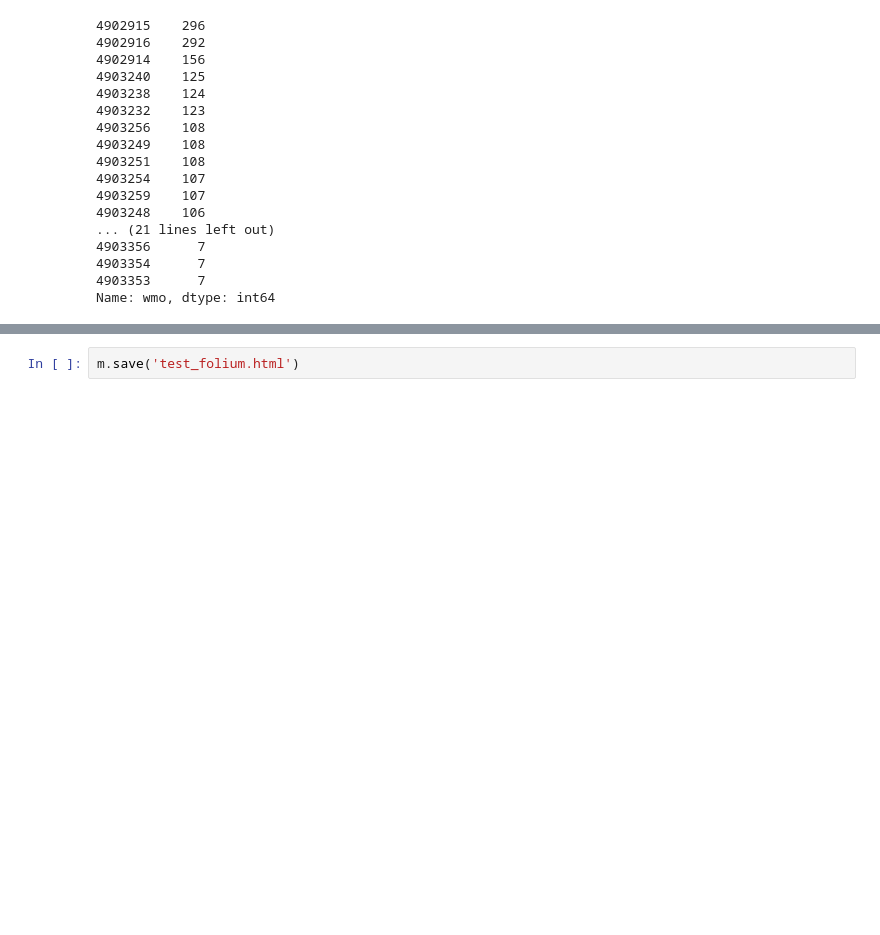
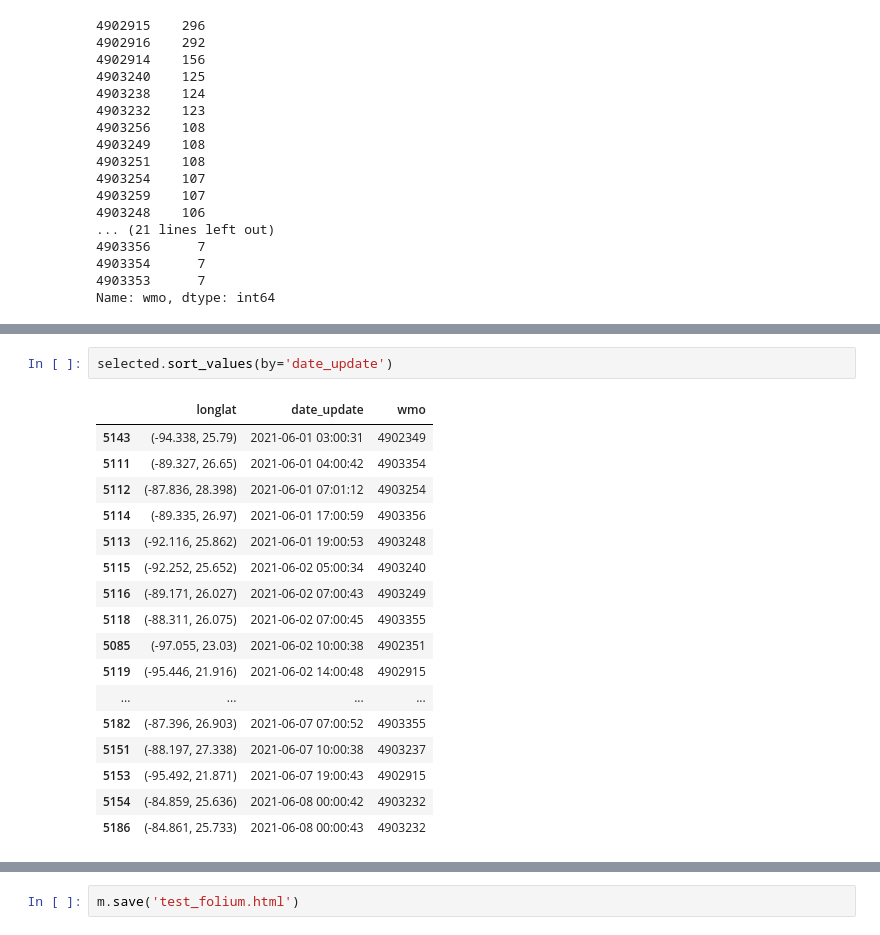
Before and after one commit to nouyang/oceansim, a Jupyter notebook: multiple_buoys.ipynb, the cells around one changed output, grey strips where cells are left out. Drawn from its saved outputs; the diff is of its cells as text; blank space fills up the shorter version.

```diff
--- a/multiple_buoys.ipynb
+++ b/multiple_buoys.ipynb
@@ -111,0 +135,20 @@ selected
+# %%
+selected.sort_values(by='date_update')
+# %% [output]
+|  | longlat | date_update | wmo |
+| 5143 | (-94.338, 25.79) | 2021-06-01 03:00:31 | 4902349 |
+| 5111 | (-89.327, 26.65) | 2021-06-01 04:00:42 | 4903354 |
+| 5112 | (-87.836, 28.398) | 2021-06-01 07:01:12 | 4903254 |
+| 5114 | (-89.335, 26.97) | 2021-06-01 17:00:59 | 4903356 |
+| 5113 | (-92.116, 25.862) | 2021-06-01 19:00:53 | 4903248 |
+| 5115 | (-92.252, 25.652) | 2021-06-02 05:00:34 | 4903240 |
+| 5116 | (-89.171, 26.027) | 2021-06-02 07:00:43 | 4903249 |
+| 5118 | (-88.311, 26.075) | 2021-06-02 07:00:45 | 4903355 |
+| 5085 | (-97.055, 23.03) | 2021-06-02 10:00:38 | 4902351 |
+| 5119 | (-95.446, 21.916) | 2021-06-02 14:00:48 | 4902915 |
+| ... | ... | ... | ... |
+| 5182 | (-87.396, 26.903) | 2021-06-07 07:00:52 | 4903355 |
+| 5151 | (-88.197, 27.338) | 2021-06-07 10:00:38 | 4903237 |
+| 5153 | (-95.492, 21.871) | 2021-06-07 19:00:43 | 4902915 |
+| 5154 | (-84.859, 25.636) | 2021-06-08 00:00:42 | 4903232 |
+| 5186 | (-84.861, 25.733) | 2021-06-08 00:00:43 | 4903232 |
```
Also changed, not shown: parts of 20 cells of this notebook.
